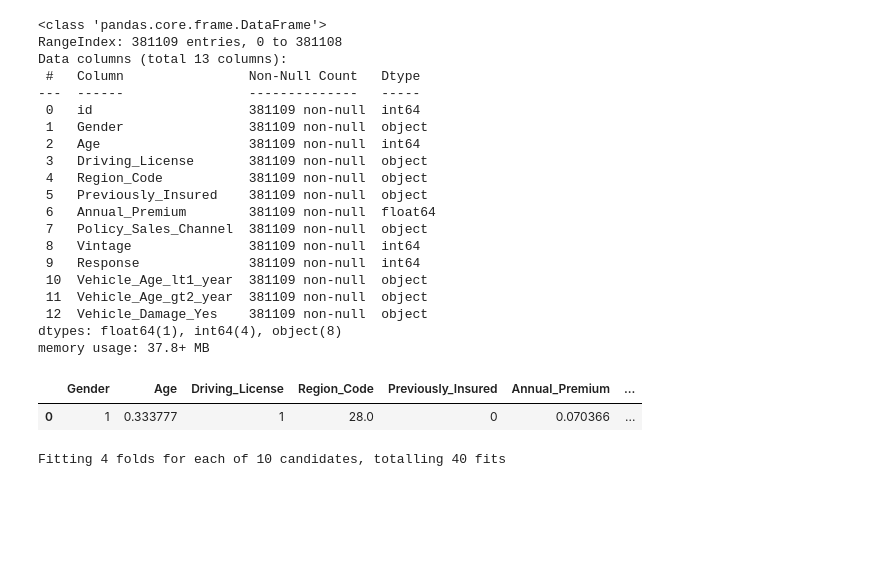
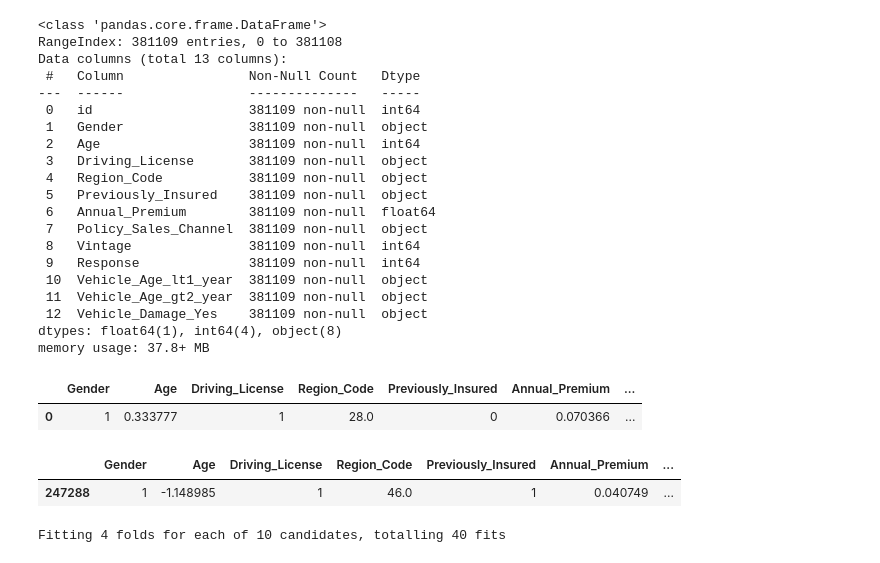
Before and after one commit to shehzan18/mlops-vehicle-insurance-prediction-project-, a Jupyter notebook: notebook/experiment.ipynb, the cells around one changed output. Saved outputs shown, nothing was run; the diff lists cells and outputs as text; code cells hidden in the pictures; blank space fills up the shorter version.

Commit message:
model training done

```diff
--- a/notebook/experiment.ipynb
+++ b/notebook/experiment.ipynb
@@ -400,12 +413,21 @@ from sklearn.model_selection import train_test_split
 
 train_target=df['Response']
 train=df.drop(['Response'], axis = 1)
-x_train,x_test,y_train,y_test = train_test_split(train,train_target, random_state = 0)
+x_train, x_test, y_train, y_test = train_test_split(
+    train,
+    train_target,
+    random_state=42
+)
 # %%
 train.head(1)
 # %% [output]
 |  | Gender | Age | Driving_License | Region_Code | Previously_Insured | Annual_Premium | ... |
 | 0 | 1 | 0.333777 | 1 | 28.0 | 0 | 0.070366 | ... |
+# %%
+x_train.head(1)
+# %% [output]
+|  | Gender | Age | Driving_License | Region_Code | Previously_Insured | Annual_Premium | ... |
+| 247288 | 1 | -1.148985 | 1 | 46.0 | 1 | 0.040749 | ... |
 # %%
 from sklearn.ensemble import RandomForestClassifier
 from sklearn.model_selection import RandomizedSearchCV
```
Also changed, not shown: parts of 4 cells of this notebook, 13 other files.
